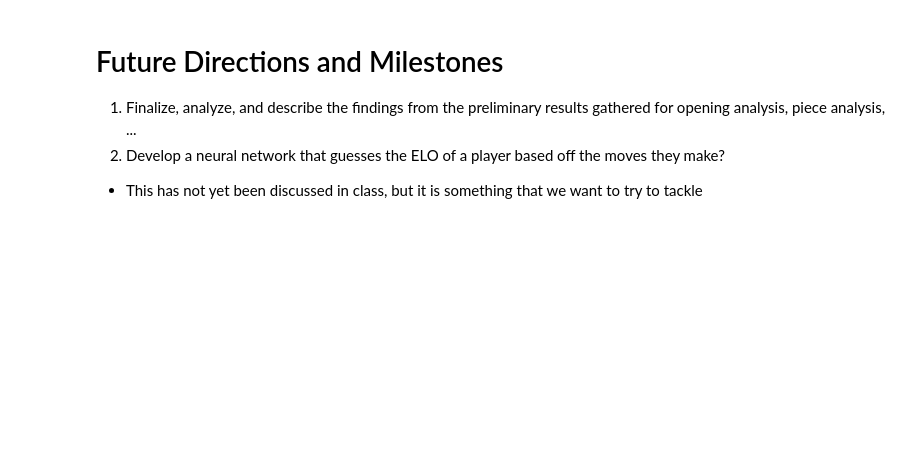
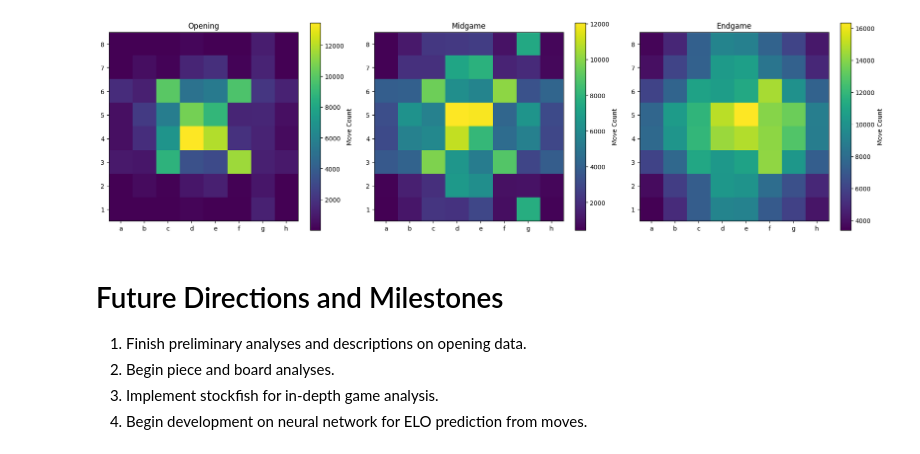
Before and after one commit to T-hawk/chess-ds-final, a Jupyter notebook: milestone.ipynb, the cells around one changed output. Cells and saved outputs as stored; diff of their text form; code cells hidden in the pictures; blank space fills up the shorter version.

```diff
--- a/milestone.ipynb
+++ b/milestone.ipynb
@@ -106,0 +126,6 @@ This section is broken up into five categories
+# %%
+# Import data and observe shape and columns
+chess_data_raw = pd.read_csv("data/games.csv")
+print(chess_data_raw.shape)
+print(chess_data_raw.columns)
+chess_data_raw.head()
@@ -107,5 +313,72 @@ This section is broken up into five categories
+# %%
+# Chess board heatmap
+def iterate_heatmap_from_moves(moves, board, heatmap):
+    for san in moves:
+        try:
+            move = board.parse_san(san)
+        except:
+            break  # skip invalid games
+
+        square = move.to_square
+
+        # Convert square index → row, col
+        row = 7 - chess.square_rank(square)
+        col = chess.square_file(square)
+
+        heatmap[row, col] += 1
+
+        board.push(move)
+
+stockfish_games = chess_data[chess_data["turns"] > 20]
+
+# 8x8 board (rank 8 at top, rank 1 at bottom)
+opening_heatmap = np.zeros((8, 8))
+mid_game_heatmap = np.zeros((8, 8))
+end_game_heatmap = np.zeros((8, 8))
+
+for moves in stockfish_games["moves"]:
+    board = chess.Board()
+
+    if len(moves) > 30:
+        opening = moves[:10]
+        mid_game = moves[10:30]
+        end_game = moves[30:]
+    else:
+        opening = moves[:10]
+        mid_game = []
+        end_game = moves[10:]
+
+    iterate_heatmap_from_moves(opening, board, opening_heatmap)
+    iterate_heatmap_from_moves(mid_game, board, mid_game_heatmap)
+    iterate_heatmap_from_moves(end_game, board, end_game_heatmap)
+
+fig, axes = plt.subplots(1, 3, figsize=(18, 5))
+
+heatmaps = [opening_heatmap, mid_game_heatmap, end_game_heatmap]
+titles = ["Opening", "Midgame", "Endgame"]
+
+for ax, data, title in zip(axes, heatmaps, titles):
+    im = ax.imshow(data)  # no shared vmin/vmax → independent scaling
+
+    ax.set_xticks(range(8))
+    ax.set_xticklabels(['a','b','c','d','e','f','g','h'])
+
+    ax.set_yticks(range(8))
+    ax.set_yticklabels(['8','7','6','5','4','3','2','1'])
+
+    ax.set_title(title)
+
+    # Individual colorbar per subplot
+    plt.colorbar(im, ax=ax, label="Move Count")
+
+plt.tight_layout()
+plt.show()
+# %% [output]
+[figure, added]
 # %% [markdown]
 # Future Directions and Milestones
-1. Finalize, analyze, and describe the findings from the preliminary results gathered for opening analysis, piece analysis, ...
-2. Develop a neural network that guesses the ELO of a player based off the moves they make?
-- This has not yet been discussed in class, but it is something that we want to try to tackle
+
+1. Finish preliminary analyses and descriptions on opening data.
+2. Begin piece and board analyses.
+3. Implement stockfish for in-depth game analysis.
+4. Begin development on neural network for ELO prediction from moves.
```
Also changed, not shown: parts of 11 cells of this notebook, 1 other file.
